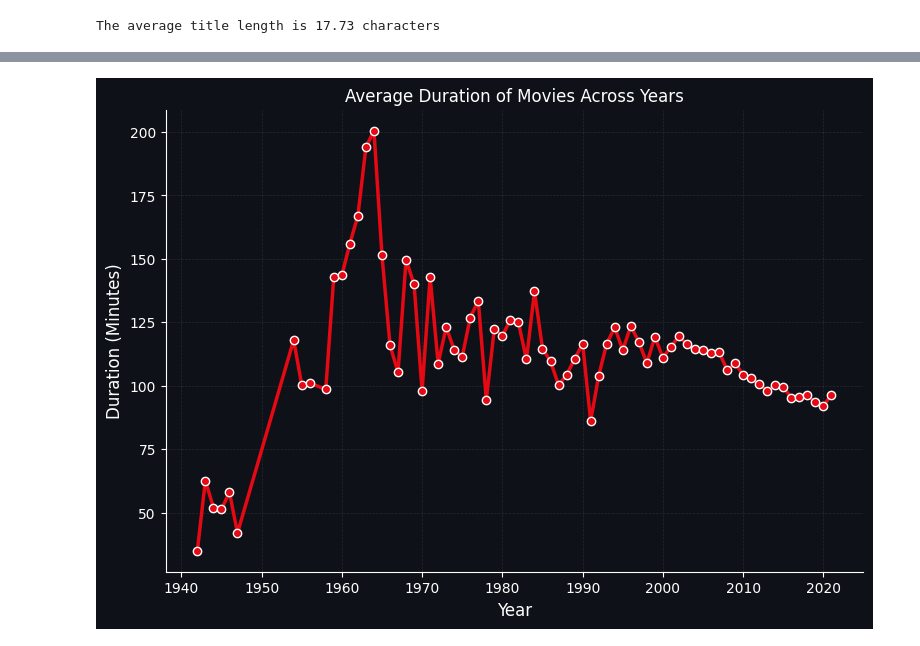
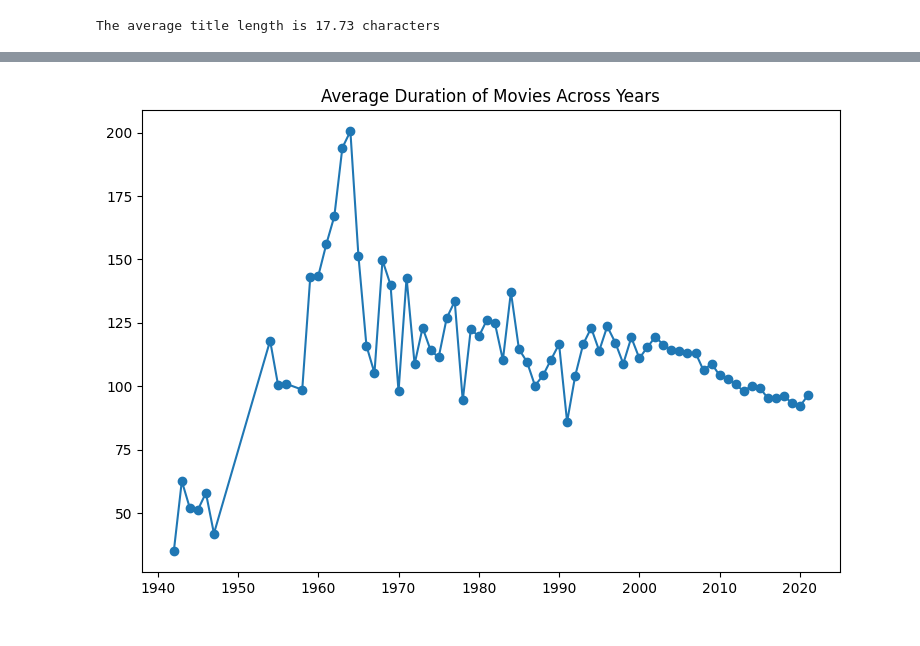
Before and after one commit to Haberhau/eae_ipld_project, a Jupyter notebook: development/02_netflix_data_analysis.ipynb, the cells around one changed output, grey strips where cells are left out. Drawn from its saved outputs; the diff is of its cells as text; code cells hidden in the pictures.

Commit message:
update netflix

```diff
--- a/development/02_netflix_data_analysis.ipynb
+++ b/development/02_netflix_data_analysis.ipynb
@@ -133,56 +130,23 @@ plt.show()
 # %%
 # Ex 2.7: Make a line chart of the average duration of movies (not TV shows) in minutes for every year across all the years.
 
 # (hint: you can create a new column with the integer value of the minutes of the movies, it's possible to do it with the .apply()
 # method and a lambda function, getting only stripping the minutes of it and converting the digit number to an integer
 # or you can also do this process with a for loop over the dataframe rows like <for row_id, row in df.iterrows(): > creating every new value of that row for the new column
 
 # Then use groupby year and in order to average on that movies minutes column)
 
 movies_avg_duration_per_year =  movies_df[movies_df["type"] == "Movie"].copy()
 movies_avg_duration_per_year["duration_minutes"] = movies_avg_duration_per_year["duration"].apply(lambda x: int(x.split(" ")[0]))
 movies_avg_duration_per_year = movies_avg_duration_per_year.groupby("release_year")["duration_minutes"].mean()
-bg_color = '#0E1117'
-netflix_red = '#E50914'
-text_color = 'white'
 
 
-fig, ax = plt.subplots(figsize=(9, 6))
+fig = plt.figure(figsize=(9, 6))
 
-
-fig.patch.set_facecolor(bg_color)
-ax.set_facecolor(bg_color)
-
-
-ax.plot(movies_avg_duration_per_year.index,
-        movies_avg_duration_per_year.values,
-        marker='o',
-        color=netflix_red,
-        linewidth=2.5,
-        markersize=6,
-        markeredgecolor='white',
-        markeredgewidth=1
-       )
-
-
-ax.set_title("Average Duration of Movies Across Years", color=text_color, fontsize=16, weight='bold', pad=15)
-ax.set_xlabel("Year", color=text_color, fontsize=12)
-ax.set_ylabel("Duration (Minutes)", color=text_color, fontsize=12)
-
-
-ax.tick_params(axis='x', colors=text_color)
-ax.tick_params(axis='y', colors=text_color)
-
-
-ax.spines['bottom'].set_color(text_color)
-ax.spines['left'].set_color(text_color)
-ax.spines['top'].set_visible(False)
-ax.spines['right'].set_visible(False)
-
-ax.grid(color='white', linestyle='--', linewidth=0.5, alpha=0.1)
+plt.plot(movies_avg_duration_per_year.index, movies_avg_duration_per_year.values, marker='o')
 
 plt.title("Average Duration of Movies Across Years")
 
 plt.show()
 # %% [output]
-[figure, old version]
+[figure, new version]
```
Also changed, not shown: parts of 2 cells of this notebook, 4 other files.
